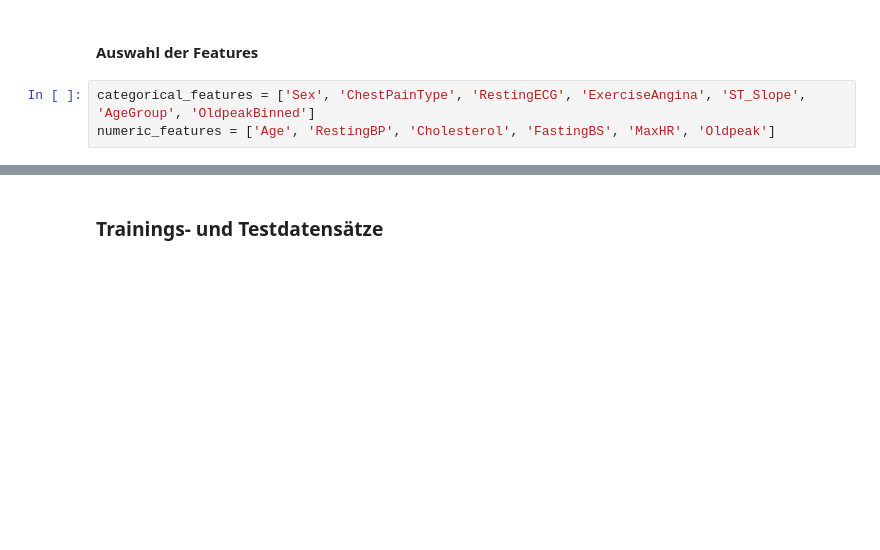
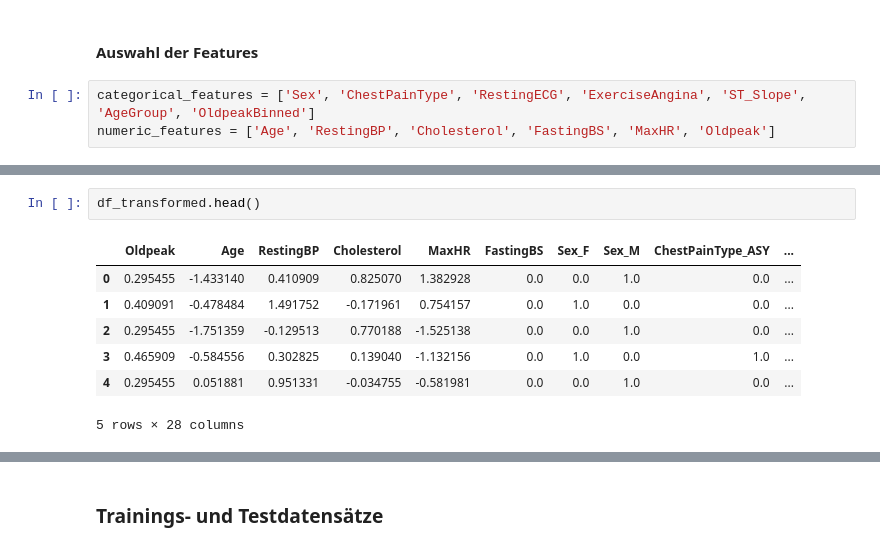
Before and after one commit to OOS-Team/DsKi_ML, a Jupyter notebook: heart_failure.ipynb, the cells around one changed output, grey strips where cells are left out. Cells and saved outputs as stored; diff of their text form; blank space fills up the shorter version.

```diff
--- a/heart_failure.ipynb
+++ b/heart_failure.ipynb
@@ -376,0 +371,10 @@ preprocessor = ColumnTransformer(
+# %%
+df_transformed.head()
+# %% [output]
+|  | Oldpeak | Age | RestingBP | Cholesterol | MaxHR | FastingBS | Sex_F | Sex_M | ChestPainType_ASY | ... |
+| 0 | 0.295455 | -1.433140 | 0.410909 | 0.825070 | 1.382928 | 0.0 | 0.0 | 1.0 | 0.0 | ... |
+| 1 | 0.409091 | -0.478484 | 1.491752 | -0.171961 | 0.754157 | 0.0 | 1.0 | 0.0 | 0.0 | ... |
+| 2 | 0.295455 | -1.751359 | -0.129513 | 0.770188 | -1.525138 | 0.0 | 0.0 | 1.0 | 0.0 | ... |
+| 3 | 0.465909 | -0.584556 | 0.302825 | 0.139040 | -1.132156 | 0.0 | 1.0 | 0.0 | 1.0 | ... |
+| 4 | 0.295455 | 0.051881 | 0.951331 | -0.034755 | -0.581981 | 0.0 | 0.0 | 1.0 | 0.0 | ... |
+5 rows × 28 columns
```
Also changed, not shown: parts of 36 cells of this notebook, 2 other files.
